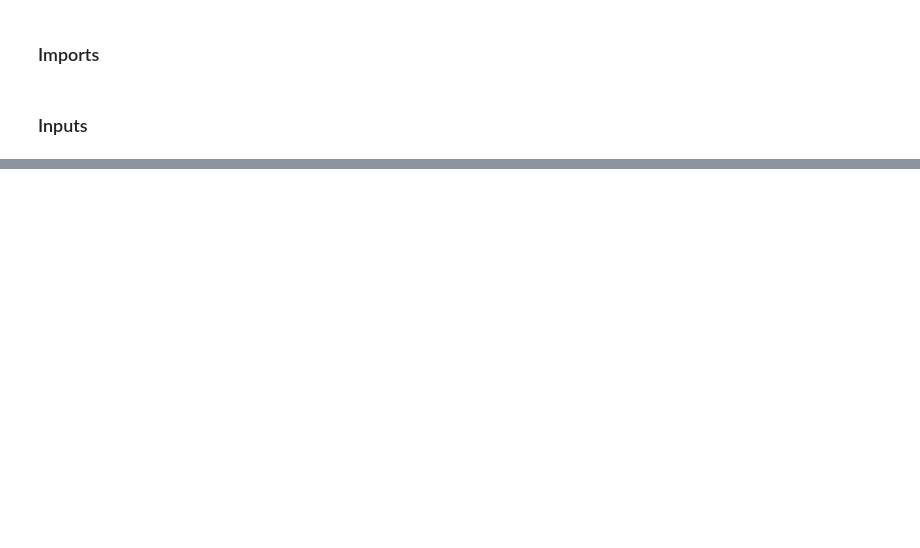
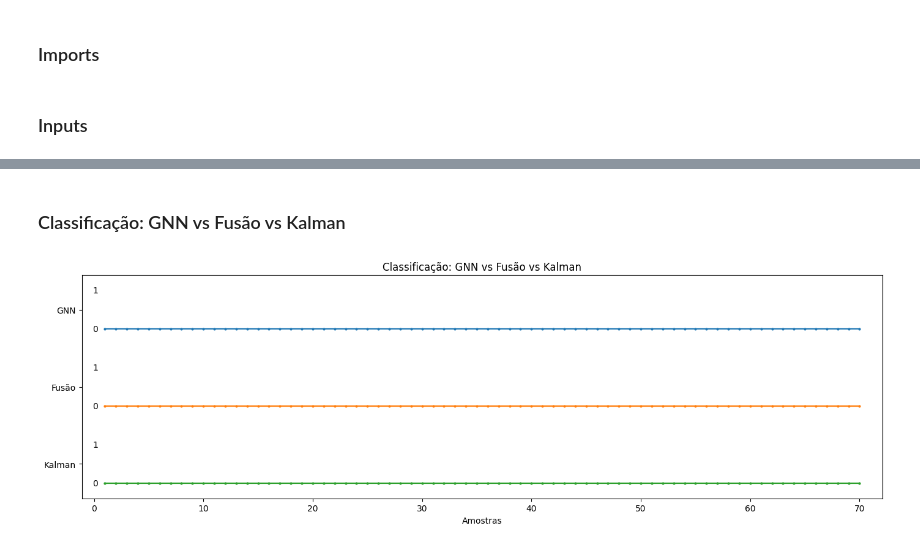
Before and after one commit to charlesluizmendes/RadnetFusion, a Jupyter notebook: src/7.results.ipynb, the cells around one changed output, grey strips where cells are left out. Cells and saved outputs as stored; diff of their text form; code cells hidden in the pictures; blank space fills up the shorter version.

```diff
--- a/src/7.results.ipynb
+++ b/src/7.results.ipynb
@@ -8,11 +9,14 @@ import matplotlib.pyplot as plt
 ### Inputs
 # %%
 inference_output_df = pd.read_csv("../outputs/inference_output.csv")
+inference_output_class = inference_output_df['class'].values
 inference_output_confidence = inference_output_df['confidence'].values
 # %%
 fusion_output_df = pd.read_csv("../outputs/fusion_output.csv")
+fusion_output_class = fusion_output_df['class'].values
 fusion_output_confidence = fusion_output_df['confidence'].values
 # %%
 kalman_output_df = pd.read_csv("../outputs/kalman_output.csv")
+kalman_output_class = kalman_output_df['class'].values
 kalman_output_confidence = kalman_output_df['confidence'].values
 # %% [markdown]
@@ -100,0 +93,53 @@ No geral, a GNN é o método mais robusto, enquanto Fusão e Kalman variam mais
+# %% [markdown]
+### Classificação: GNN vs Fusão vs Kalman
+# %%
+inf = np.asarray(inference_output_class).astype(int)
+fus = np.asarray(fusion_output_class).astype(int)
+kal = np.asarray(kalman_output_class).astype(int)
+N = min(len(inf), len(fus), len(kal))
+inf, fus, kal = inf[:N], fus[:N], kal[:N]
+
+x = np.arange(1, N + 1)
+
+colors = {"GNN":"tab:blue", "Fusão":"tab:orange", "Kalman":"tab:green"}
+
+plt.figure(figsize=(14, 4.6))
+ax = plt.gca()
+
+rows = [
+    ("Kalman", kal, 0.0),
+    ("Fusão",  fus, 2.0),
+    ("GNN",    inf, 4.0),
+]
+
+for lab, yvals, yoff in rows:
+    ax.plot(
+        x, yoff + yvals,
+        drawstyle="steps-mid",
+        linewidth=1.6,
+        marker="o", markersize=2,
+        color=colors[lab], label=lab
+    )
+
+ax.set_yticks([0.5, 2.5, 4.5])
+ax.set_yticklabels(["Kalman", "Fusão", "GNN"])
+
+ax.set_xlabel("Amostras")
+ax.set_title("Classificação: GNN vs Fusão vs Kalman")
+
+pad = 0.03 * N
+ax.set_xlim(1 - pad, N + pad)
+ax.set_ylim(-0.4, 5.4)
+
+ax.set_xticks(np.arange(0, N + 1, 10))
+
+xlab = 1 - pad*0.3
+
+for _, _, yoff in rows:
+    ax.text(xlab, yoff + 0, "0", va="center", ha="right")
+    ax.text(xlab, yoff + 1, "1", va="center", ha="right")
+
+plt.tight_layout()
+plt.show()
+# %% [output]
+[figure, added]
```
Also changed, not shown: parts of 9 cells of this notebook, 15 other files.
